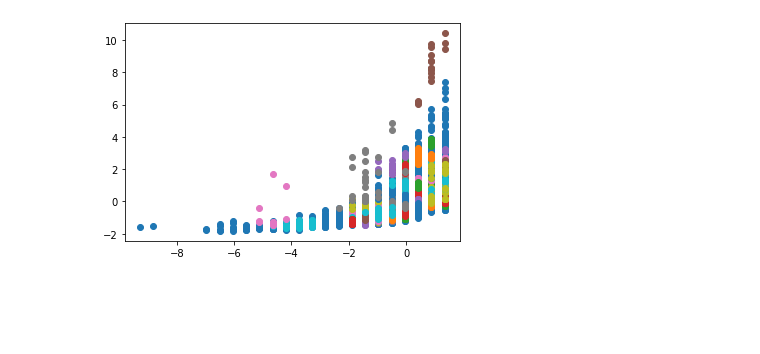
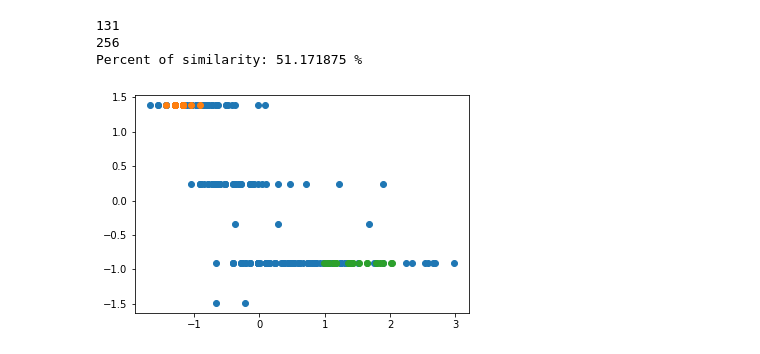
Before and after one commit to Elizav555/Data_Mining, a Jupyter notebook: Clustering.ipynb, the cells around one changed output. Cells and saved outputs as stored; diff of their text form; code cells hidden in the pictures; blank space fills up the shorter version.

```diff
--- a/Clustering.ipynb
+++ b/Clustering.ipynb
@@ -36,8 +81,7 @@ plt.show()
 # %%
-
-cluster = AgglomerativeClustering(n_clusters=5, affinity='euclidean', linkage='ward')
-cluster.fit_predict(norm_data)
-plt.title("Price and milleage AgglomerativeClustering")
-plt.scatter(norm_data[:,0], norm_data[:,1], c=cluster.labels_, cmap='rainbow')
+cluster = AgglomerativeClustering(n_clusters=3, affinity='euclidean', linkage='ward')
+cluster.fit_predict(norm_dataset)
+plt.title("Cars AgglomerativeClustering")
+plt.scatter(X[:,0], X[:,1], c=cluster.labels_, cmap='rainbow')
 plt.show()
 # %% [output]
@@ -45,15 +110,27 @@ plt.show()
+# %%
+i=0
+for index,row in dataset.iterrows():
+  if row[' brand']!=row['Cluster2']:
+    i+=1
+print(i)
+print(dataset.shape[0])
+print("Percent of similarity:", i/dataset.shape[0]*100 ,"%")
+# %% [output]
+131
+256
+Percent of similarity: 51.171875 %
 # %%
-model = OPTICS(eps=0.8, min_samples=10)
-yhat = model.fit_predict(norm_data)
+model = OPTICS(eps=0.5, min_samples=10)
+yhat = model.fit_predict(norm_dataset)
 # retrieve unique clusters
 clusters = np.unique(yhat)
 # create scatter plot for samples from each cluster
 for cluster in clusters:
 	# get row indexes for samples with this cluster
 	row_ix = np.where(yhat == cluster)
 	# create scatter of these samples
-	plt.scatter(norm_data[row_ix, 0], norm_data[row_ix, 1])
+	plt.scatter(X[row_ix, 0],X[row_ix, 1])
 # show the plot
 plt.show()
 # %% [output]
-[figure, old version]
+[figure, new version]
```
Also changed, not shown: parts of 14 cells of this notebook.
